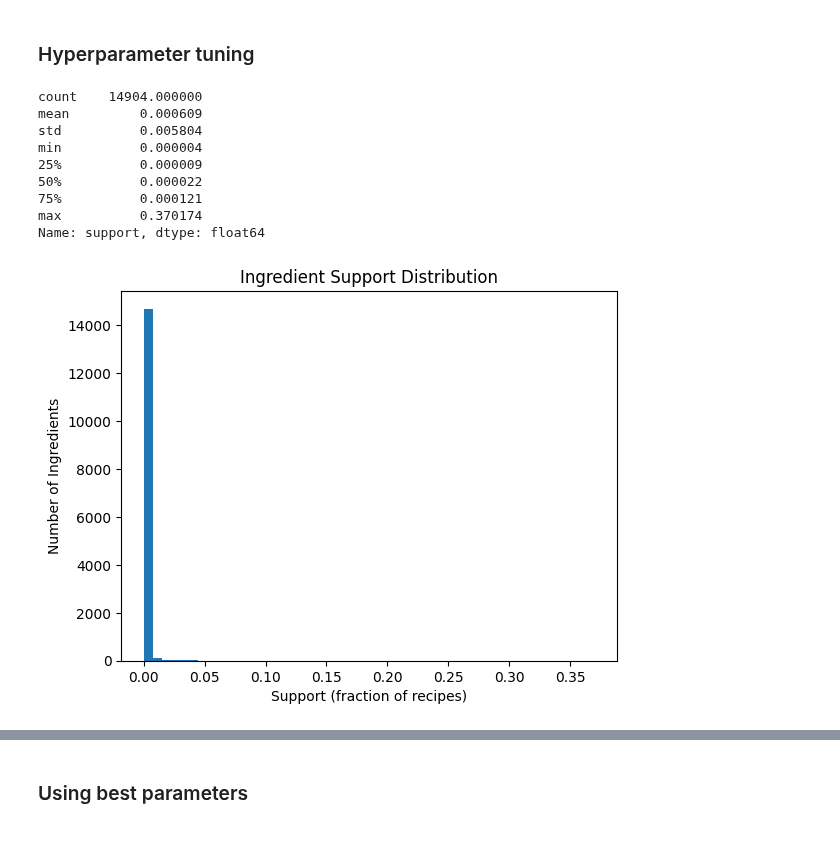
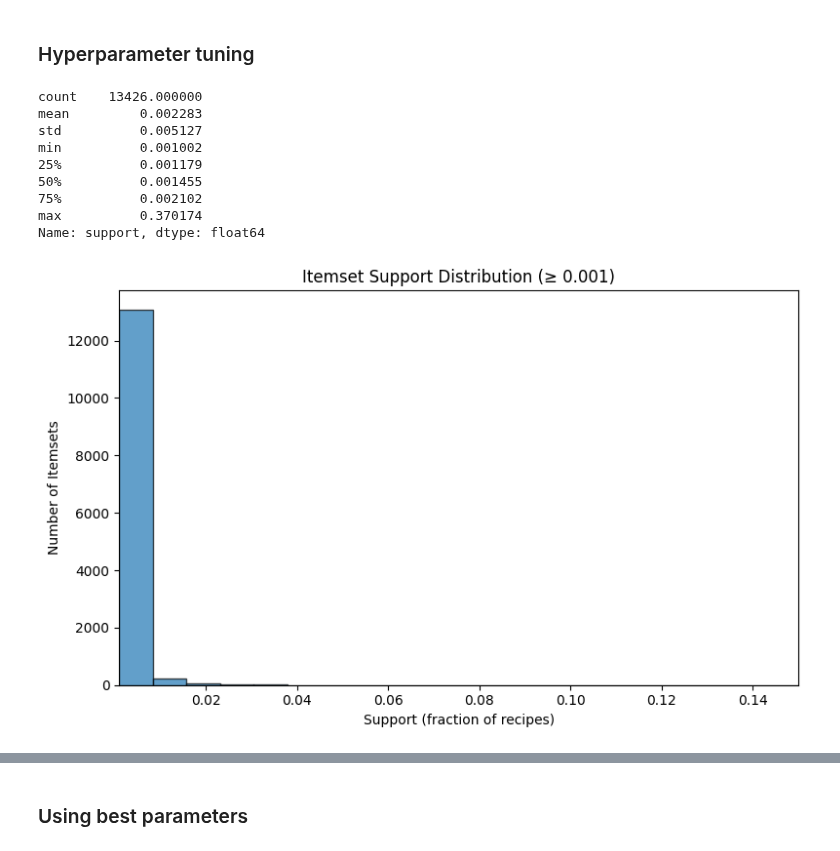
Before and after one commit to BSDSBA-JF/ML-II-Labs, a Jupyter notebook: BDCC-01/02_fim_with_mariel_updates.ipynb, the cells around one changed output, grey strips where cells are left out. Saved outputs shown, nothing was run; the diff lists cells and outputs as text; code cells hidden in the pictures.

```diff
--- a/BDCC-01/02_fim_with_mariel_updates.ipynb
+++ b/BDCC-01/02_fim_with_mariel_updates.ipynb
@@ -173,40 +74,58 @@ Top 10 Association Rules (by confidence):
 # %%
 import pandas as pd
 import matplotlib.pyplot as plt
-from collections import Counter
+import pyfpgrowth
 
-# Count how often each ingredient appears
-ingredient_counts = Counter(
-    ing for recipe in df['ingredients'] for ing in recipe
-)
+# --- Prepare transactions (list of ingredient lists) ---
+transactions = df['ingredients'].tolist()
 
-# Convert to DataFrame
-ingredient_freq = pd.DataFrame.from_dict(ingredient_counts, orient='index', columns=['count'])
-ingredient_freq['support'] = ingredient_freq['count'] / len(df)
+# --- Set minimum support threshold ---
+min_support = 0.001  # you can adjust this
 
-# Sort descending
-ingredient_freq = ingredient_freq.sort_values('support', ascending=False)
+# --- Compute absolute minimum support count ---
+minsup_count = max(1, int(len(transactions) * min_support))
 
-# Show summary statistics
-print(ingredient_freq['support'].describe())
+# --- Find frequent itemsets ---
+patterns = pyfpgrowth.find_frequent_patterns(transactions,
+                                             minsup_count)
 
-# Optional: plot histogram of item supports
-plt.hist(ingredient_freq['support'], bins=50)
-plt.title("Ingredient Support Distribution")
+# --- Convert to DataFrame ---
+itemset_freq = pd.DataFrame({
+    'itemset': list(patterns.keys()),
+    'count': list(patterns.values())
+})
+itemset_freq['support'] = itemset_freq['count'] / len(df)
+
+# --- Filter supports (just to zoom in) ---
+itemset_freq = itemset_freq[itemset_freq['support'] >= 0.001]
+
+# --- Show summary statistics ---
+print(itemset_freq['support'].describe())
+
+# --- Plot histogram ---
+plt.figure(figsize=(8, 5))
+plt.hist(itemset_freq['support'], bins=50, edgecolor='black',
+         alpha=0.7)
+plt.title("Itemset Support Distribution (≥ 0.001)")
 plt.xlabel("Support (fraction of recipes)")
-plt.ylabel("Number of Ingredients")
+plt.ylabel("Number of Itemsets")
+
+# --- Adjust x-axis and layout ---
+plt.xlim(0.001, 0.15)
+plt.margins(x=0.02, y=0.05)
+plt.tight_layout()
 plt.show()
 # %% [output]
-count    14904.000000
-mean         0.000609
-std          0.005804
-min          0.000004
-25%          0.000009
-50%          0.000022
-75%          0.000121
+count    13426.000000
+mean         0.002283
+std          0.005127
+min          0.001002
+25%          0.001179
+50%          0.001455
+75%          0.002102
 max          0.370174
 Name: support, dtype: float64
-[figure, old version]
+[figure, new version]
 # %%
 import pyfpgrowth
 
```
Also changed, not shown: parts of 35 cells of this notebook.
